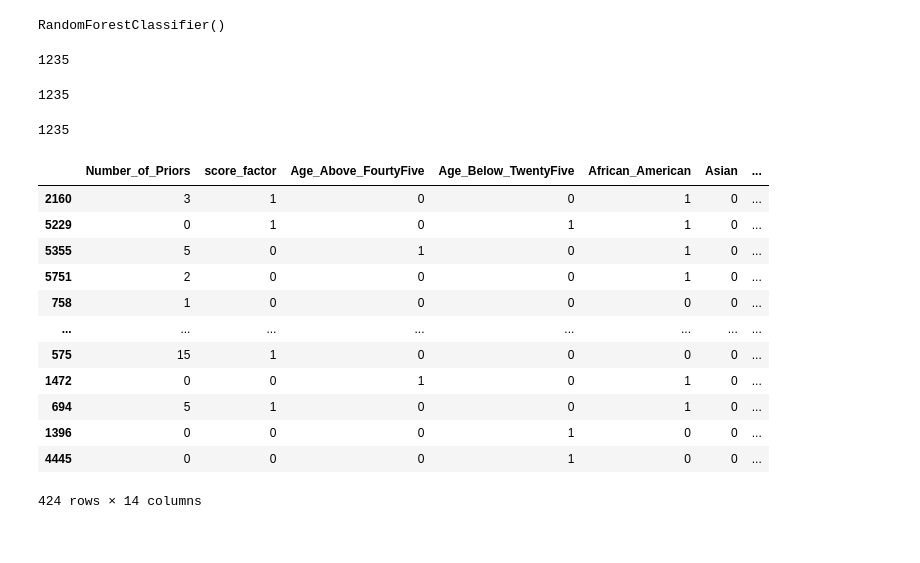
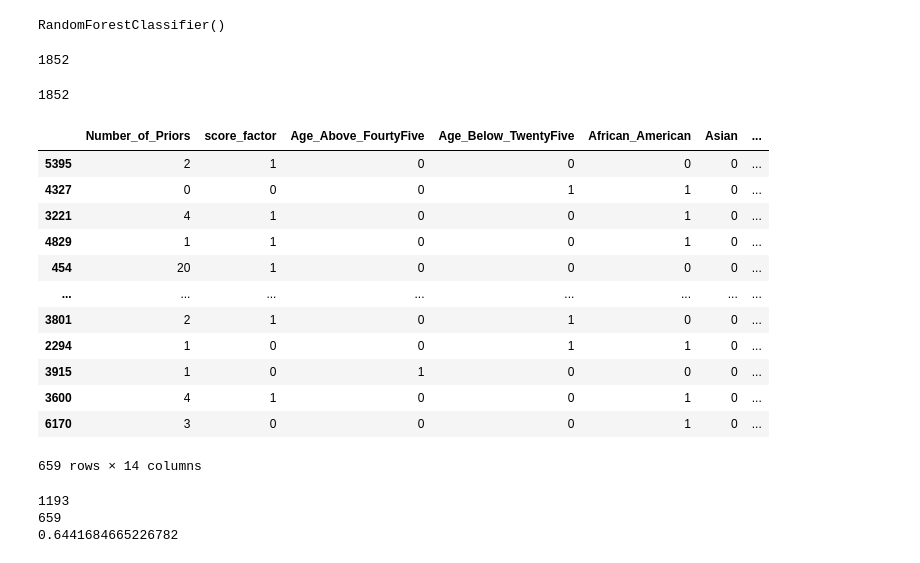
Before and after one commit to MDankloff/ScriptAIRbnb.R, a Jupyter notebook: testCOMPAS.ipynb, the cells around one changed output. Cells and saved outputs as stored; diff of their text form; code cells hidden in the pictures.

```diff
--- a/testCOMPAS.ipynb
+++ b/testCOMPAS.ipynb
@@ -39,5 +43,5 @@ len(cdata)
 6172
 # %%
 #split test train set - stratify=y ensures that the distribution of classes in the target variable y is maintained in both the training and testing sets
-X_train, X_test, Y_train, Y_test = train_test_split(X, Y, test_size= 0.2, shuffle =True, stratify = Y)
+X_train, X_test, Y_train, Y_test = train_test_split(X, Y, test_size= 0.3, shuffle =True, stratify = Y)
 # %%
@@ -47,56 +51,62 @@ rf.fit(X_train, Y_train)
 # %% [output]
 RandomForestClassifier()
 # %%
-#predict
+# Predict
 Y_hat = rf.predict(X_test)
 len(Y_hat)
 # %% [output]
-1235
+1852
 # %%
-#store predicted and true classes in a data frame
-#create empty data frame
-Outcome = pd.DataFrame()
+# Store and convert predicted and true classes (np) in a data frame
 
-# Add column named 'predicted_class' to Outcome with values from Y_hat, converted to a list using
-Outcome ['predicted_class'] = Y_hat.tolist()
+Predictions_col = pd.DataFrame() #Create empty data frame
 
-# Sets the index of Outcome to be the same as the index of X_test. This aligns the predicted classes with the corresponding samples in the test set.
-Outcome = Outcome.set_index(X_test.index)
 
-#Add column named 'true_class' to Outcome with the true classes from y_test
-Outcome['true_class'] = Y_test
+Predictions_col ['predicted_class'] = Y_hat.tolist() # Add column named 'predicted_class' to Predictions_col with values from Y_hat, converted to a list
+
+
+Predictions_col = Predictions_col.set_index(X_test.index) # Sets the index of Predictions_col to be the same as the index of X_test. This aligns the predicted classes with the corresponding samples in the test set
+
+Predictions_col['true_class'] = Y_test #Add column named 'true_class' to Outcome with the true classes from y_test
 # %%
-#Calculating the erros by subtracting the true class values from the predicted class values
-Outcome['errors'] = abs(Outcome['predicted_class'] - Outcome['true_class'])
+Predictions_col['errors'] = abs(Predictions_col['predicted_class'] - Predictions_col['true_class']) #Calculating the erros by subtracting the true class values from the predicted class values
 # %%
-#Rescaling the errors so it can be used as a clustering attribute
-Outcome['errors'] = Outcome['errors'].replace(2.0, 1.0)
+#Rescaling the errors so it can be used as a clustering attribute - Max error value of 1 - doesnt matter if its between class 0 and 2 or 0 and 1
+Predictions_col['errors'] = Predictions_col['errors'].replace(2.0, 1.0)
 #print(len(Outcome['errors']))
-# %% [output]
-1235
 # %%
-# Merging the X_test DataFrame with the Outcome DataFrame using the common index
-Final_cdata = X_test.merge(Outcome, how= 'outer', left_index = True, right_index = True)
+# Merging the X_test DataFrame with the Predictions_col DataFrame using the common index
+Final_cdata = X_test.merge(Predictions_col, how= 'outer', left_index = True, right_index = True)
 errors = Final_cdata['errors']
 
-# Extract the 'errors' column and create the final dataset (df_out) by dropping the columns related to Outcome.
-df_out = Final_cdata.drop(['predicted_class', 'true_class', 'errors'], axis=1)
+df_out = Final_cdata.drop(['predicted_class', 'true_class', 'errors'], axis=1) # Extract the 'errors' column and create the final dataset (df_out) by dropping the columns related to Predictions_col
 
 #Prints length of the entire dataset and displays rows where the error is equal to 1
 print (len(Final_cdata))
 Final_cdata[Final_cdata['errors']==1]
 # %% [output]
-1235
+1852
 |  | Number_of_Priors | score_factor | Age_Above_FourtyFive | Age_Below_TwentyFive | African_American | Asian | ... |
-| 2160 | 3 | 1 | 0 | 0 | 1 | 0 | ... |
-| 5229 | 0 | 1 | 0 | 1 | 1 | 0 | ... |
-| 5355 | 5 | 0 | 1 | 0 | 1 | 0 | ... |
-| 5751 | 2 | 0 | 0 | 0 | 1 | 0 | ... |
-| 758 | 1 | 0 | 0 | 0 | 0 | 0 | ... |
+| 5395 | 2 | 1 | 0 | 0 | 0 | 0 | ... |
+| 4327 | 0 | 0 | 0 | 1 | 1 | 0 | ... |
+| 3221 | 4 | 1 | 0 | 0 | 1 | 0 | ... |
+| 4829 | 1 | 1 | 0 | 0 | 1 | 0 | ... |
+| 454 | 20 | 1 | 0 | 0 | 0 | 0 | ... |
 | ... | ... | ... | ... | ... | ... | ... | ... |
-| 575 | 15 | 1 | 0 | 0 | 0 | 0 | ... |
-| 1472 | 0 | 0 | 1 | 0 | 1 | 0 | ... |
-| 694 | 5 | 1 | 0 | 0 | 1 | 0 | ... |
-| 1396 | 0 | 0 | 0 | 1 | 0 | 0 | ... |
-| 4445 | 0 | 0 | 0 | 1 | 0 | 0 | ... |
+| 3801 | 2 | 1 | 0 | 1 | 0 | 0 | ... |
+| 2294 | 1 | 0 | 0 | 1 | 1 | 0 | ... |
+| 3915 | 1 | 0 | 1 | 0 | 0 | 0 | ... |
+| 3600 | 4 | 1 | 0 | 0 | 1 | 0 | ... |
+| 6170 | 3 | 0 | 0 | 0 | 1 | 0 | ... |
-424 rows × 14 columns
+659 rows × 14 columns
+# %%
+errors = len(Final_cdata.loc[Final_cdata['errors']==1])
+correct = len(Final_cdata.loc[Final_cdata['errors']==0])
+print (correct)
+print (errors)
+
+print(accuracy_score(Y_test, Y_hat))
+# %% [output]
+1193
+659
+0.6441684665226782
```
Also changed, not shown: parts of 7 cells of this notebook.
